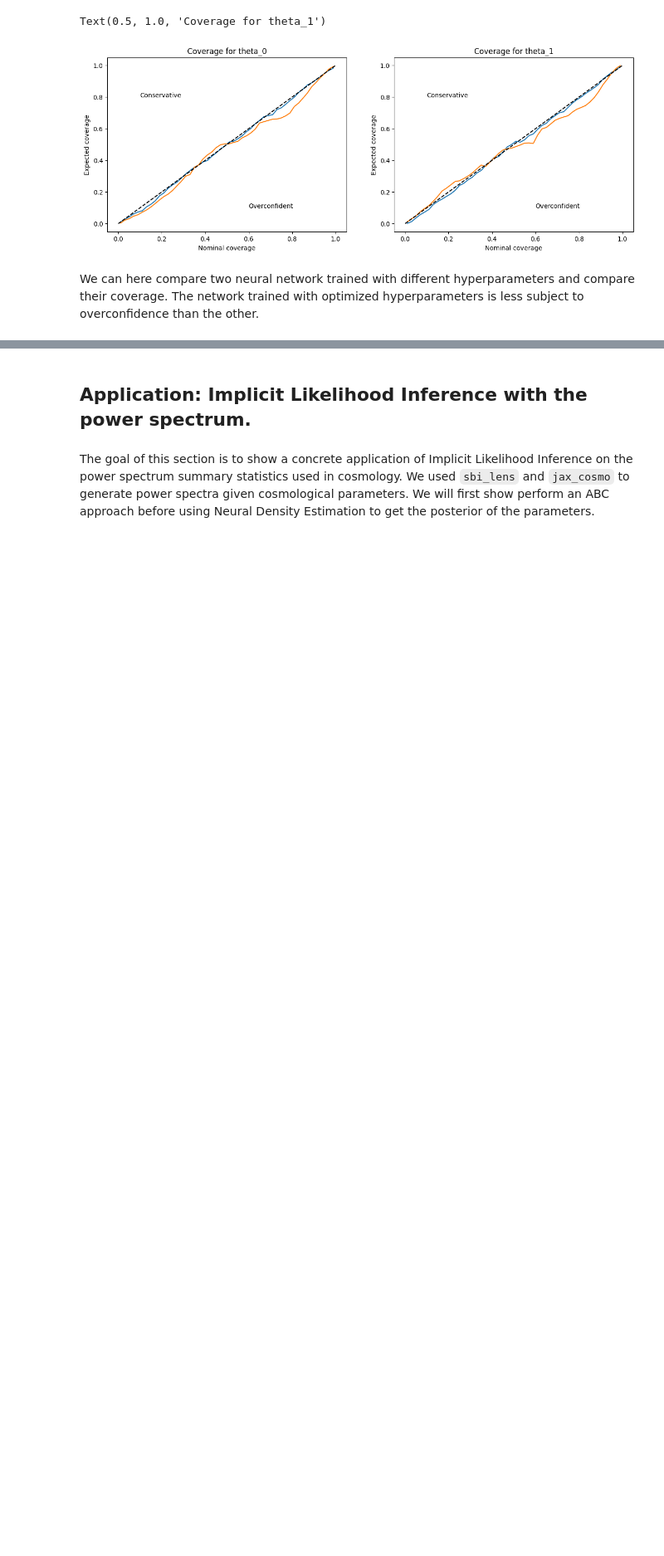
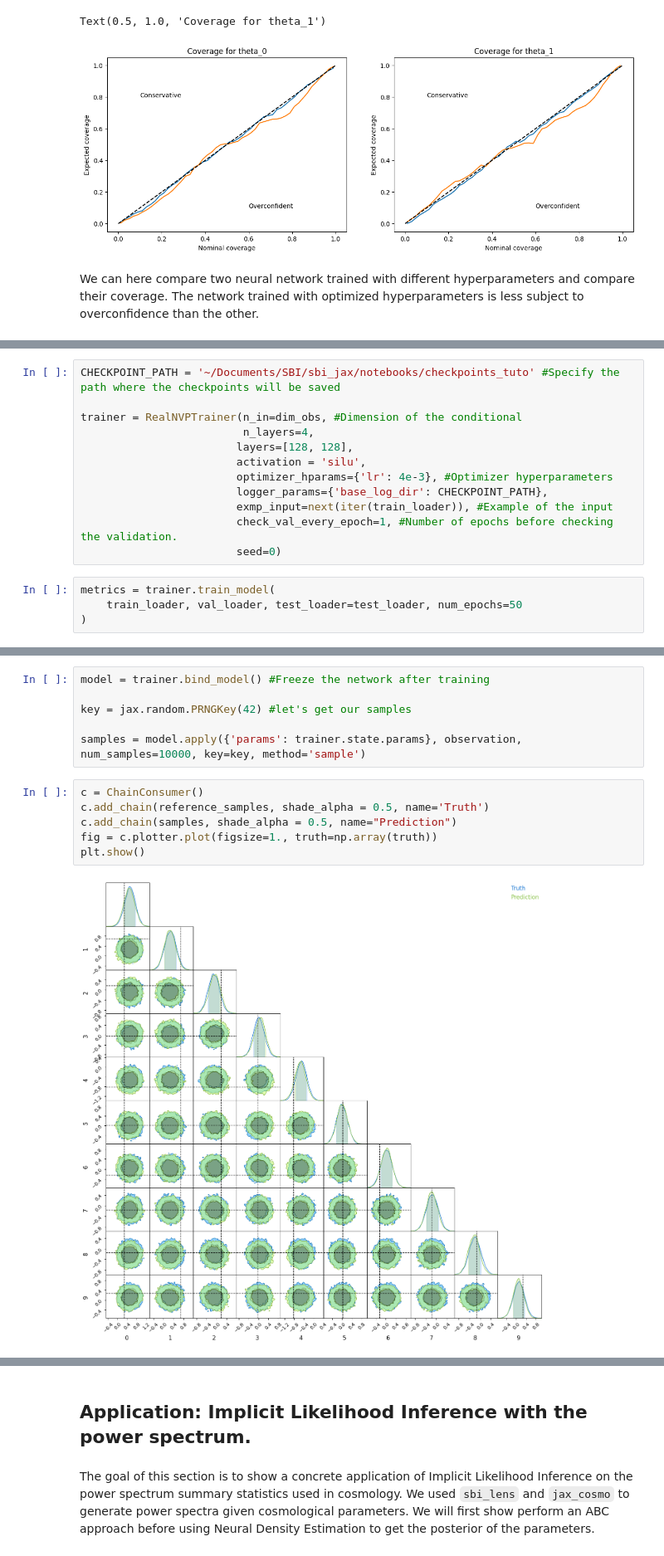
Before and after one commit to sachaguer/jaxili, a Jupyter notebook: notebooks/jaxili_tutorial.ipynb, the cells around one changed output, grey strips where cells are left out. Shown at 83% size. Cells and saved outputs as stored; diff of their text form; blank space fills up the shorter version.

Commit message:
Add coverage analysis in the gaussian linear toy model

```diff
--- a/notebooks/jaxili_tutorial.ipynb
+++ b/notebooks/jaxili_tutorial.ipynb
@@ -991,0 +1090,16 @@ We can here compare two neural network trained with different hyperparameters an
+# %%
+CHECKPOINT_PATH = '~/Documents/SBI/sbi_jax/notebooks/checkpoints_tuto' #Specify the path where the checkpoints will be saved
+
+trainer = RealNVPTrainer(n_in=dim_obs, #Dimension of the conditional
+                         n_layers=4,
+                        layers=[128, 128],
+                        activation = 'silu',
+                        optimizer_hparams={'lr': 4e-3}, #Optimizer hyperparameters
+                        logger_params={'base_log_dir': CHECKPOINT_PATH},
+                        exmp_input=next(iter(train_loader)), #Example of the input
+                        check_val_every_epoch=1, #Number of epochs before checking the validation.
+                        seed=0)
+# %%
+metrics = trainer.train_model(
+    train_loader, val_loader, test_loader=test_loader, num_epochs=50
+)
@@ -991,0 +1114,14 @@ We can here compare two neural network trained with different hyperparameters an
+# %%
+model = trainer.bind_model() #Freeze the network after training
+
+key = jax.random.PRNGKey(42) #let's get our samples
+
+samples = model.apply({'params': trainer.state.params}, observation, num_samples=10000, key=key, method='sample')
+# %%
+c = ChainConsumer()
+c.add_chain(reference_samples, shade_alpha = 0.5, name='Truth')
+c.add_chain(samples, shade_alpha = 0.5, name="Prediction")
+fig = c.plotter.plot(figsize=1., truth=np.array(truth))
+plt.show()
+# %% [output]
+[figure, added]
```
Also changed, not shown: parts of 7 cells of this notebook, 4 other files.
